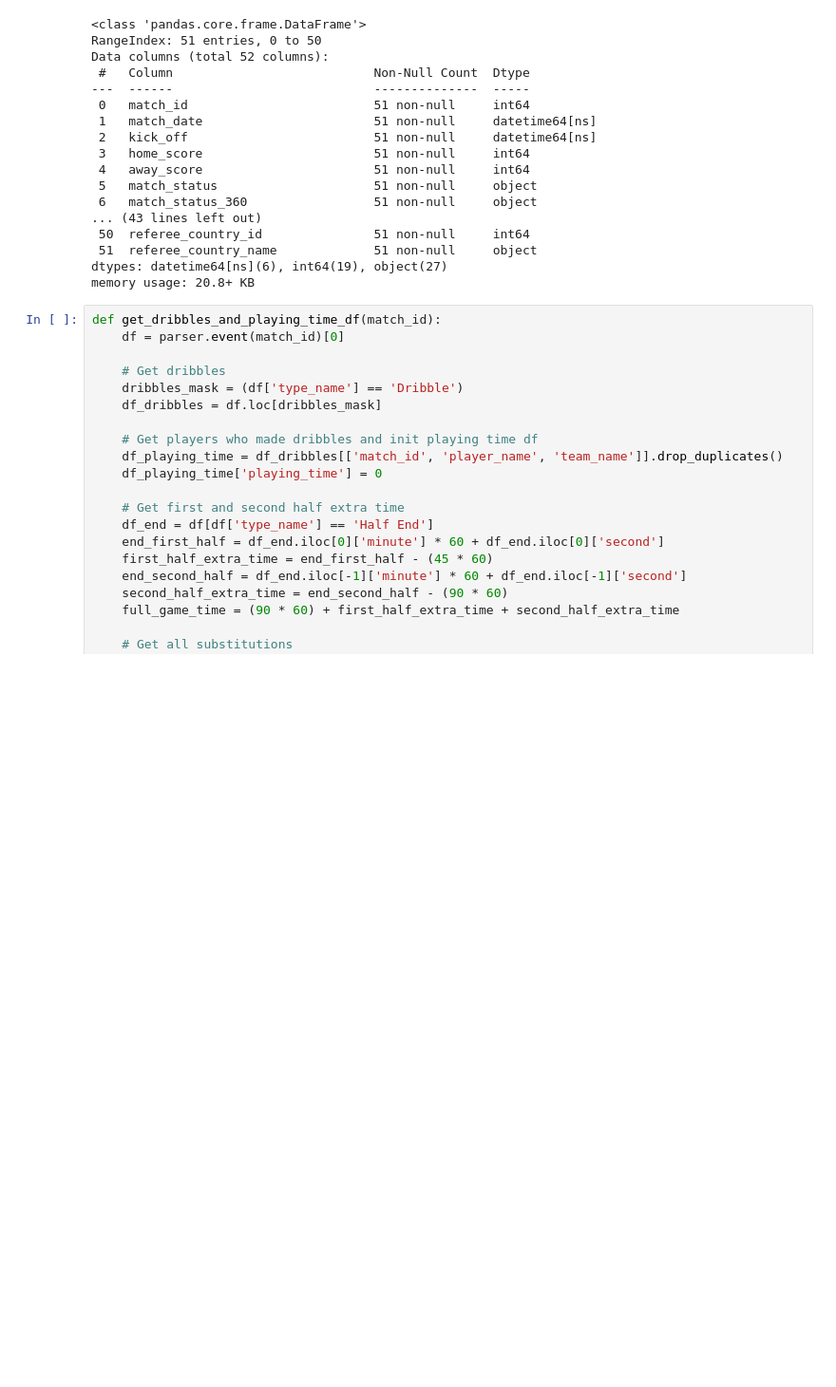
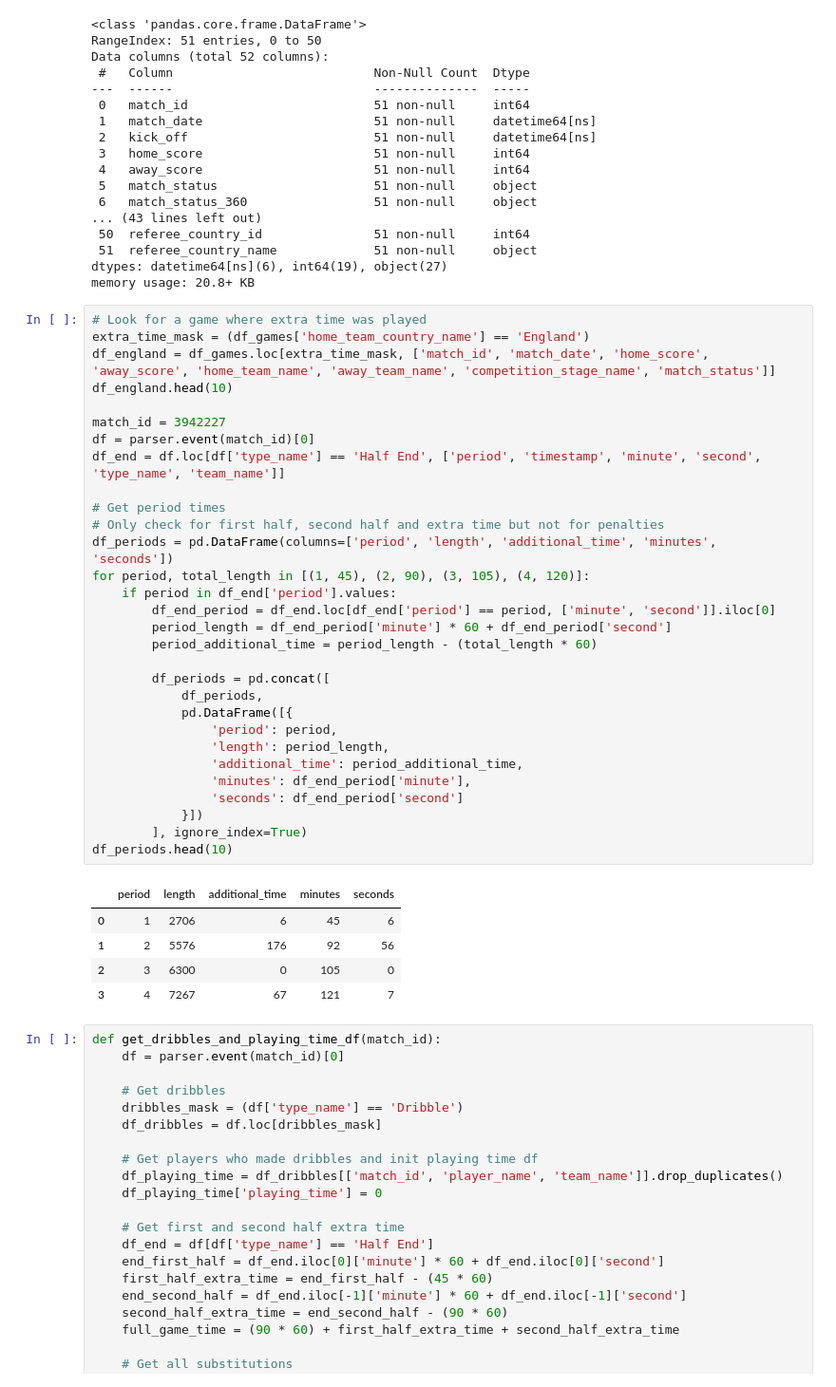
Before and after one commit to MarijnSt/soccermatics-project-1, a Jupyter notebook: per_90.ipynb, the cells around one changed output. Shown at 95% size. Cells and saved outputs as stored; diff of their text form; blank space fills up the shorter version.

```diff
--- a/per_90.ipynb
+++ b/per_90.ipynb
@@ -27,6 +27,42 @@ Data columns (total 52 columns):
  51  referee_country_name             51 non-null     object
 dtypes: datetime64[ns](6), int64(19), object(27)
 memory usage: 20.8+ KB
+# %%
+# Look for a game where extra time was played
+extra_time_mask = (df_games['home_team_country_name'] == 'England')
+df_england = df_games.loc[extra_time_mask, ['match_id', 'match_date', 'home_score', 'away_score', 'home_team_name', 'away_team_name', 'competition_stage_name', 'match_status']]
+df_england.head(10)
+
+match_id = 3942227
+df = parser.event(match_id)[0]
+df_end = df.loc[df['type_name'] == 'Half End', ['period', 'timestamp', 'minute', 'second', 'type_name', 'team_name']]
+
+# Get period times
+# Only check for first half, second half and extra time but not for penalties
+df_periods = pd.DataFrame(columns=['period', 'length', 'additional_time', 'minutes', 'seconds'])
+for period, total_length in [(1, 45), (2, 90), (3, 105), (4, 120)]:
+    if period in df_end['period'].values:
+        df_end_period = df_end.loc[df_end['period'] == period, ['minute', 'second']].iloc[0]
+        period_length = df_end_period['minute'] * 60 + df_end_period['second']
+        period_additional_time = period_length - (total_length * 60)
+
+        df_periods = pd.concat([
+            df_periods,
+            pd.DataFrame([{
+                'period': period,
+                'length': period_length,
+                'additional_time': period_additional_time,
+                'minutes': df_end_period['minute'],
+                'seconds': df_end_period['second']
+            }])
+        ], ignore_index=True)
+df_periods.head(10)
+# %% [output]
+|  | period | length | additional_time | minutes | seconds |
+| 0 | 1 | 2706 | 6 | 45 | 6 |
+| 1 | 2 | 5576 | 176 | 92 | 56 |
+| 2 | 3 | 6300 | 0 | 105 | 0 |
+| 3 | 4 | 7267 | 67 | 121 | 7 |
 # %%
 def get_dribbles_and_playing_time_df(match_id):
     df = parser.event(match_id)[0]
```
Also changed, not shown: parts of 6 cells of this notebook.
